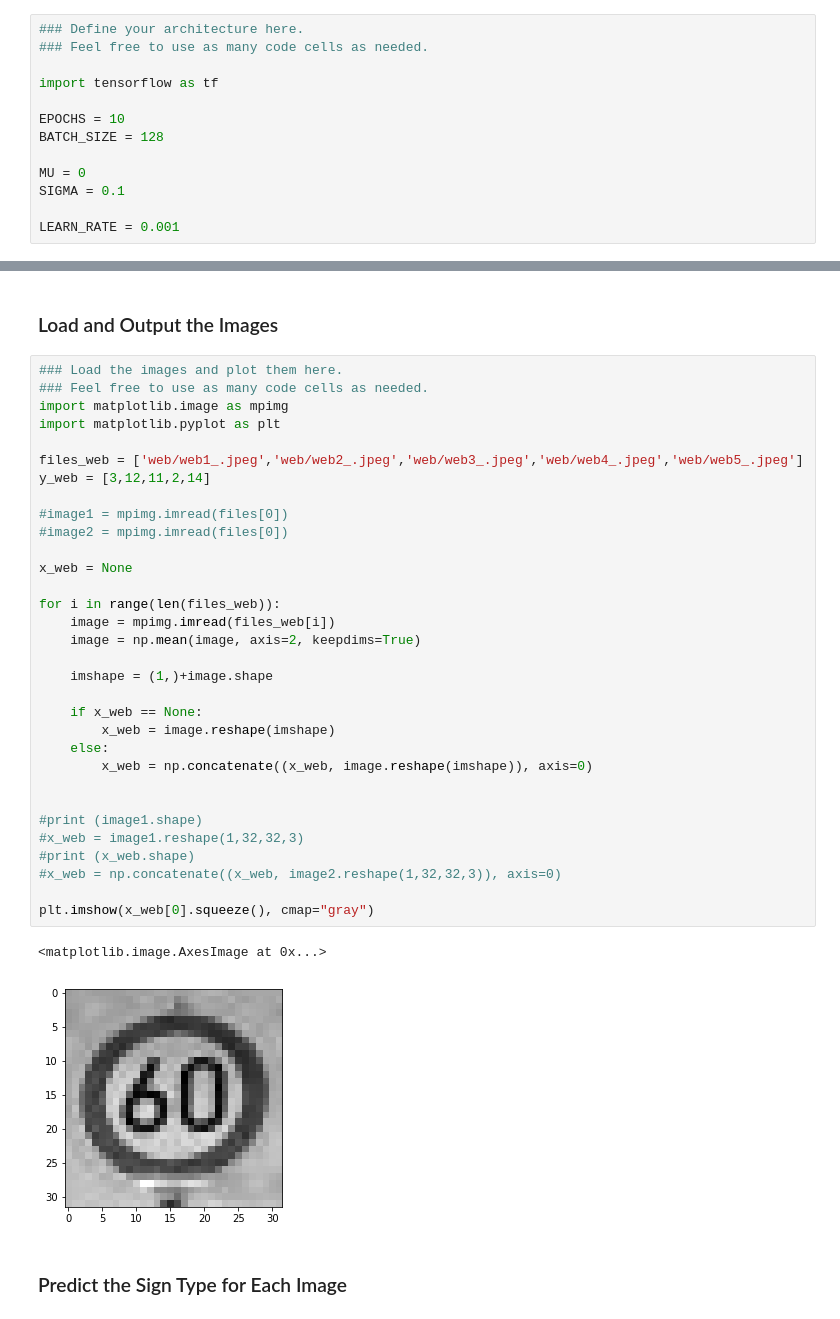
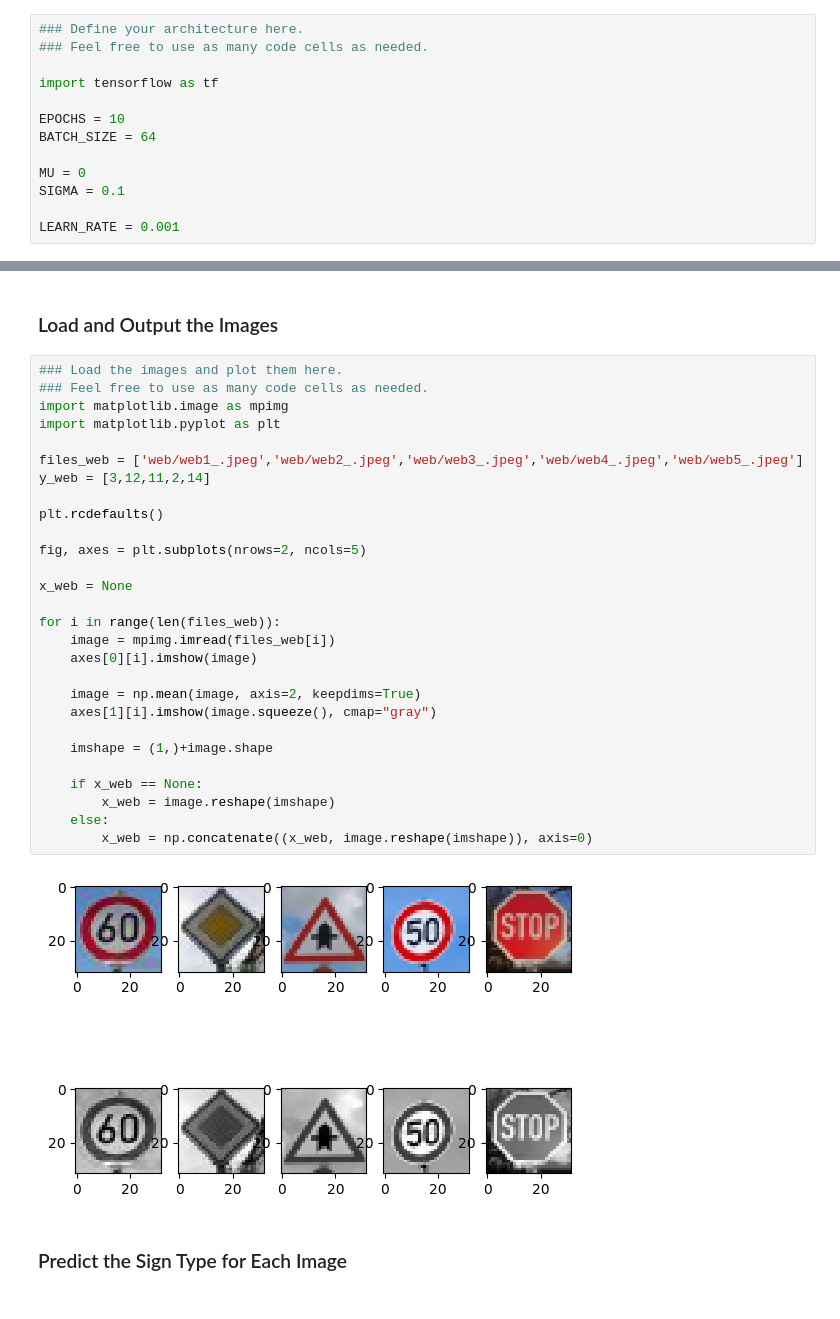
Before and after one commit to isharaka/CarND-Traffic-Sign-Classifier-Project, a Jupyter notebook: Traffic_Sign_Classifier.ipynb, the cells around one changed output, grey strips where cells are left out. Cells and saved outputs as stored; diff of their text form.

```diff
--- a/Traffic_Sign_Classifier.ipynb
+++ b/Traffic_Sign_Classifier.ipynb
@@ -200,7 +200,7 @@ X_test = np.mean(X_test, axis=3, keepdims=True)
 import tensorflow as tf
 
 EPOCHS = 10
-BATCH_SIZE = 128
+BATCH_SIZE = 64
 
 MU = 0
 SIGMA = 0.1
@@ -360,38 +360,33 @@ You may find `signnames.csv` useful as it contains mappings from the class id (i
 # %%
 ### Load the images and plot them here.
 ### Feel free to use as many code cells as needed.
 import matplotlib.image as mpimg
 import matplotlib.pyplot as plt
 
 files_web = ['web/web1_.jpeg','web/web2_.jpeg','web/web3_.jpeg','web/web4_.jpeg','web/web5_.jpeg']
 y_web = [3,12,11,2,14]
 
-#image1 = mpimg.imread(files[0])
-#image2 = mpimg.imread(files[0])
+plt.rcdefaults()
+
+fig, axes = plt.subplots(nrows=2, ncols=5)
 
 x_web = None
 
 for i in range(len(files_web)):
     image = mpimg.imread(files_web[i])
+    axes[0][i].imshow(image)
+
     image = np.mean(image, axis=2, keepdims=True)
+    axes[1][i].imshow(image.squeeze(), cmap="gray")
 
     imshape = (1,)+image.shape
 
     if x_web == None:
         x_web = image.reshape(imshape)
     else:
         x_web = np.concatenate((x_web, image.reshape(imshape)), axis=0)
-
-
-#print (image1.shape)
-#x_web = image1.reshape(1,32,32,3)
-#print (x_web.shape)
-#x_web = np.concatenate((x_web, image2.reshape(1,32,32,3)), axis=0)
-
-plt.imshow(x_web[0].squeeze(), cmap="gray")
 # %% [output]
-<matplotlib.image.AxesImage at 0x...>
-[figure, old version]
+[figure, new version]
 # %% [markdown]
 ### Predict the Sign Type for Each Image
 # %%
```
Also changed, not shown: parts of 9 cells of this notebook.
